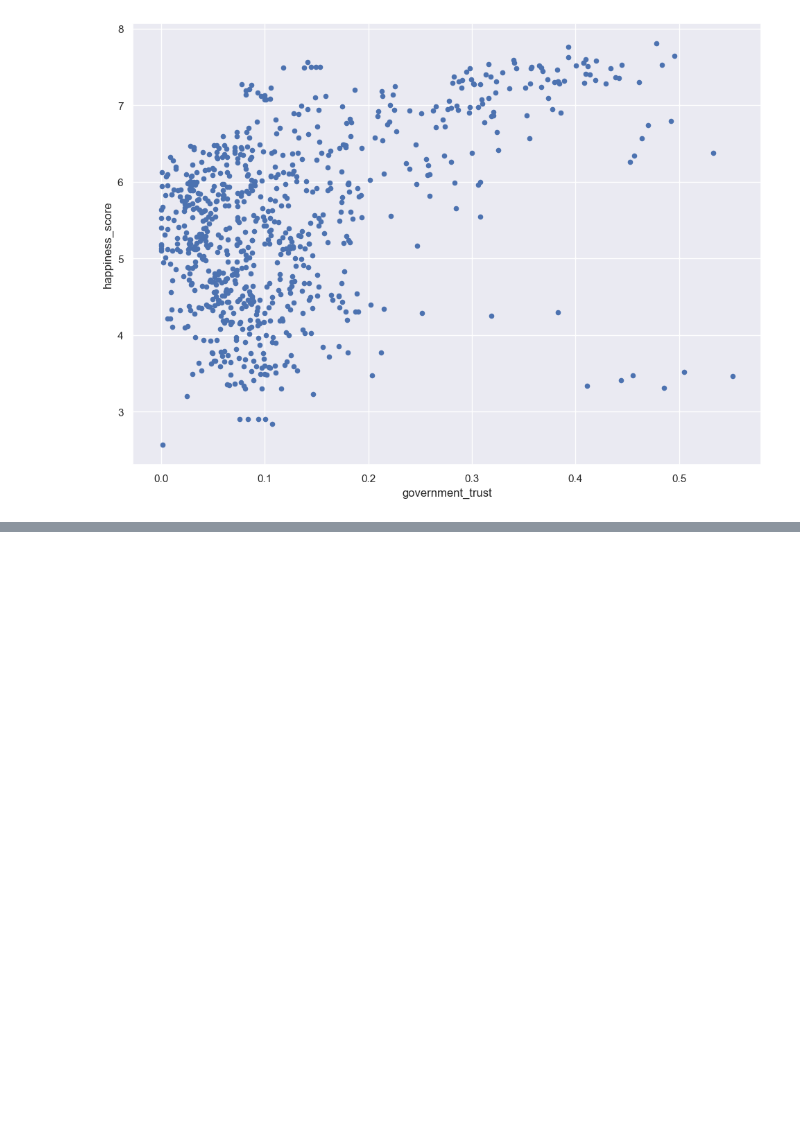
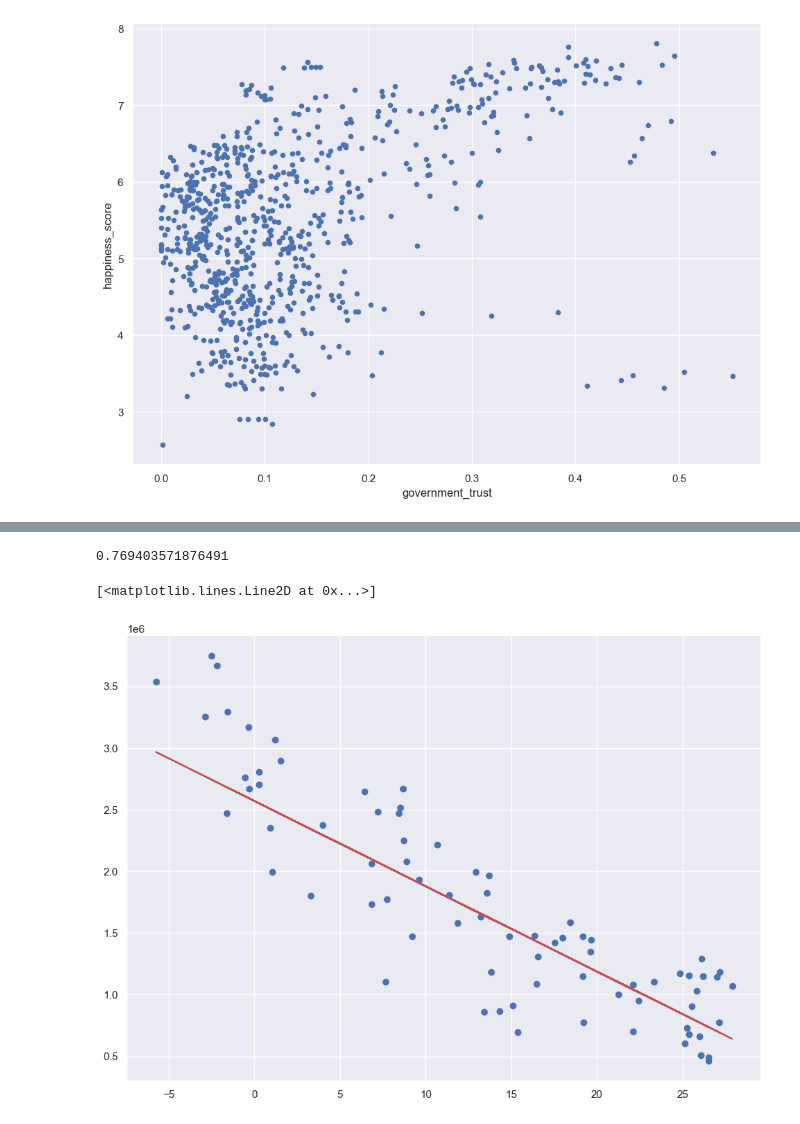
Before and after one commit to Eluminel/personal_ds_projects, a Jupyter notebook: correlation_and_regression/correlation_and_regression.ipynb, the cells around one changed output, grey strips where cells are left out. Cells and saved outputs as stored; diff of their text form; code cells hidden in the pictures; blank space fills up the shorter version.

```diff
--- a/correlation_and_regression/correlation_and_regression.ipynb
+++ b/correlation_and_regression/correlation_and_regression.ipynb
@@ -164,0 +216,5 @@ df.plot(kind='scatter', x='government_trust', y='happiness_score')
+# %%
+x = df_new[['Temperature']]
+y = df_new[['Sum']]
+# %%
+x_train, x_test, y_train, y_test = train_test_split(x, y, test_size=0.30, random_state=42)
@@ -164,0 +229,3 @@ df.plot(kind='scatter', x='government_trust', y='happiness_score')
+# %%
+model = LinearRegression()
+model.fit(x_train, y_train)
@@ -164,0 +244,3 @@ df.plot(kind='scatter', x='government_trust', y='happiness_score')
+# %%
+y_pred = model.predict(x_test)
+y_pred
@@ -164,0 +281,10 @@ df.plot(kind='scatter', x='government_trust', y='happiness_score')
+# %%
+model.score(x_test, y_test)
+# %% [output]
+0.769403571876491
+# %%
+plt2.scatter(x_test, y_test)
+plt2.plot(x_test, y_pred, c='r')
+# %% [output]
+[<matplotlib.lines.Line2D at 0x...>]
+[figure, added]
```
Also changed, not shown: parts of 17 cells of this notebook.
